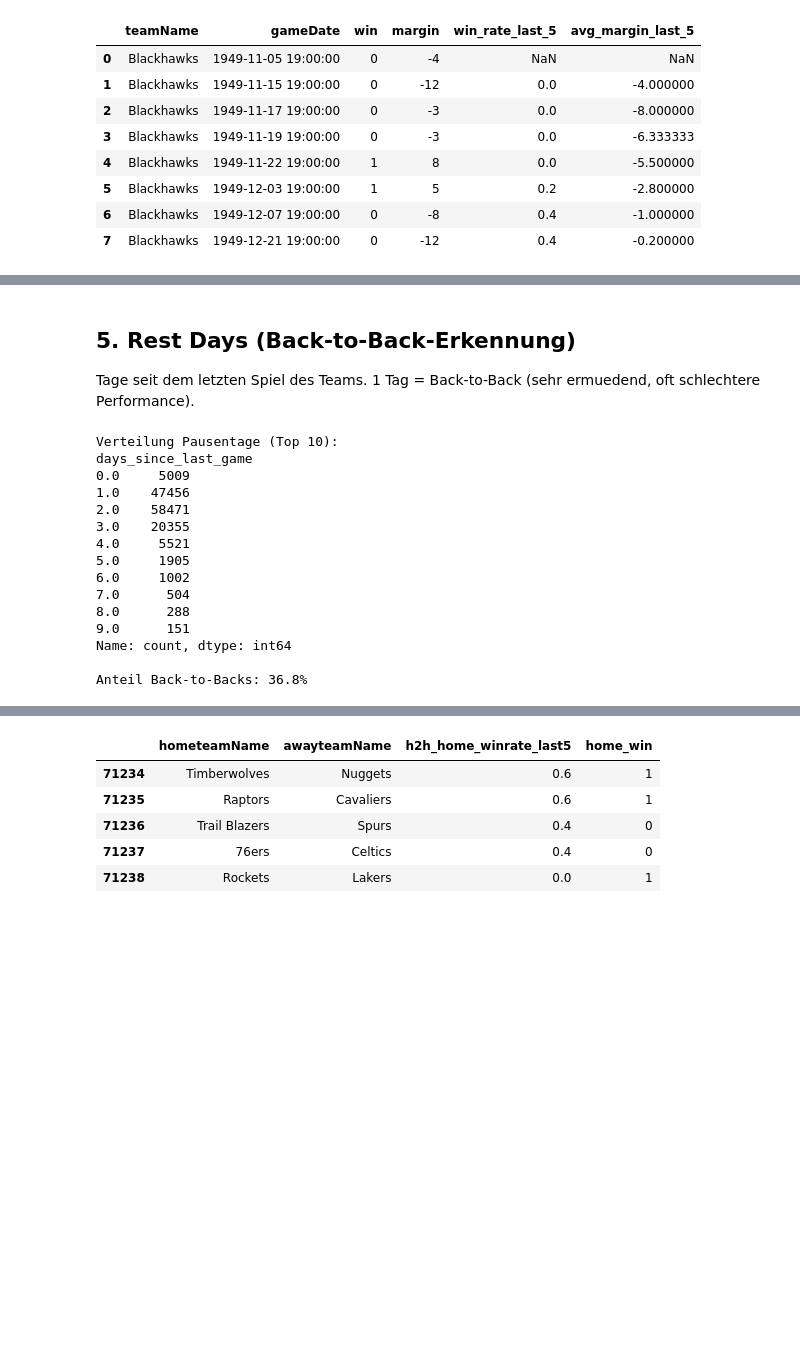
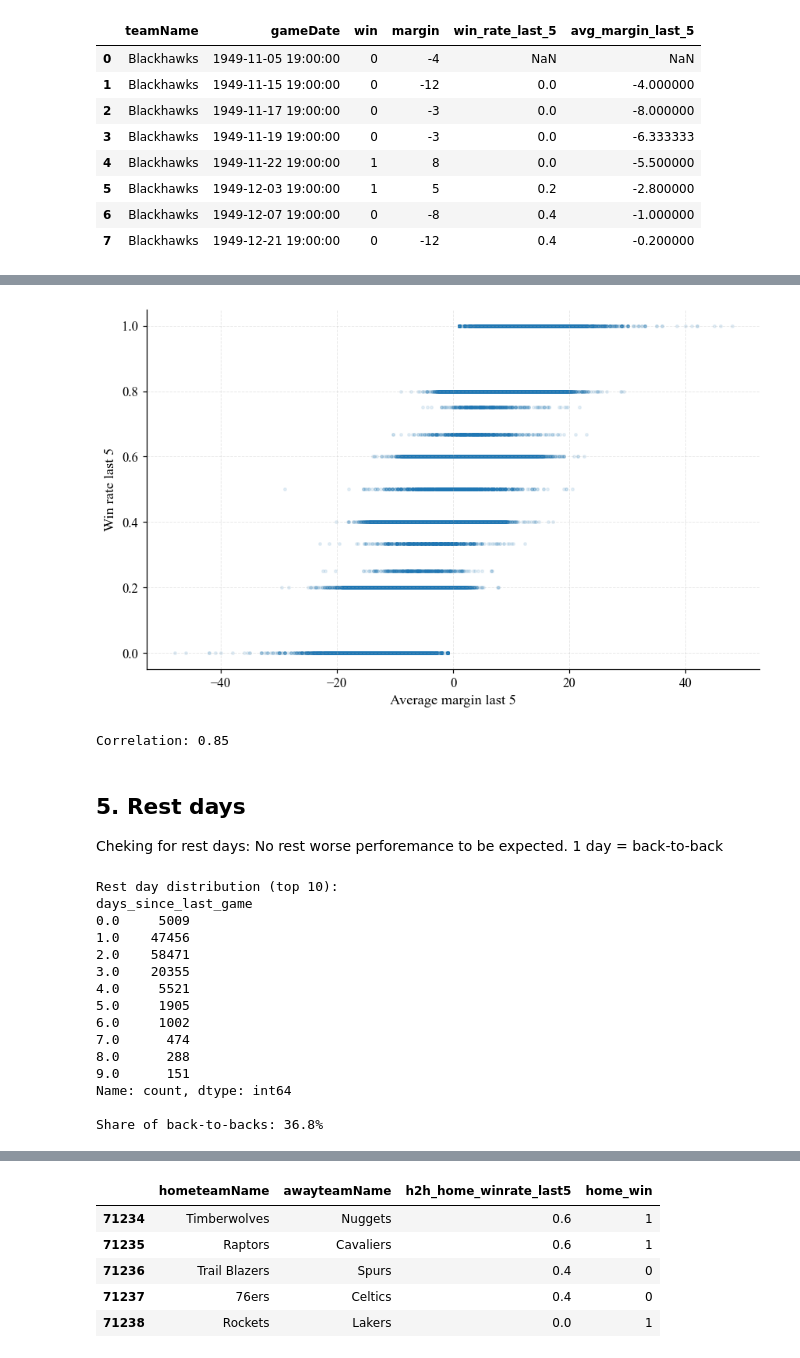
Before and after one commit to klp-data/nba-game-predictor, a Jupyter notebook: notebooks/02_feature_engineering.ipynb, the cells around one changed output, grey strips where cells are left out. Saved outputs shown, nothing was run; the diff lists cells and outputs as text; code cells hidden in the pictures; blank space fills up the shorter version.

```diff
--- a/notebooks/02_feature_engineering.ipynb
+++ b/notebooks/02_feature_engineering.ipynb
@@ -19,17 +21,22 @@ Am Ende speichern wir den fertigen Feature-Datensatz in `data/processed/`.
 # %%
+#packages
+import sys
+from pathlib import Path
 import pandas as pd
 import numpy as np
 import matplotlib.pyplot as plt
-import seaborn as sns
-from pathlib import Path
 
-sns.set_theme(style='whitegrid')
-pd.set_option('display.max_columns', 50)
+# plot style Latex <3
+sys.path.insert(0, str(Path("..").resolve()))
+from src.plot_style import apply
+apply()
 
-DATA_RAW = Path('..') / 'data' / 'raw'
-DATA_PROCESSED = Path('..') / 'data' / 'processed'
+pd.set_option("display.max_columns", 50)
+
+DATA_RAW = Path("..") / "data" / "raw" # Kaggle files
+DATA_PROCESSED = Path("..") / "data" / "processed" # my own results / modified files
 DATA_PROCESSED.mkdir(parents=True, exist_ok=True)
 
-games = pd.read_csv(DATA_RAW / 'Games.csv', parse_dates=['gameDate'])
-print(f'Geladen: {len(games):,} Spiele')
+games = pd.read_csv(DATA_RAW / "Games.csv", parse_dates=["gameDate"], low_memory=False) # loading games
+print(f"Loaded: {len(games):,} games")
 # %% [output]
@@ -156,21 +197,36 @@ team_games[['teamName', 'gameDate', 'win', 'margin', 'win_rate_last_5', 'avg_mar
+# %%
+# kind of obvious and intuitve but looking at correlation between average points and wins
+fig, ax = plt.subplots(figsize=(8, 5))
+ax.scatter(team_games.avg_margin_last_5, team_games.win_rate_last_5, alpha=0.1, s=5, color="#1f77b4")
+ax.set_xlabel("Average margin last 5")
+ax.set_ylabel("Win rate last 5")
+plt.tight_layout()
+plt.show()
+
+print(f"Correlation: {team_games['avg_margin_last_5'].corr(team_games['win_rate_last_5']):.2f}")
+# %% [output]
+[figure, added]
+Correlation: 0.85
 # %% [markdown]
-## 5. Rest Days (Back-to-Back-Erkennung)
+## 5. Rest days
 
-Tage seit dem letzten Spiel des Teams. 1 Tag = Back-to-Back (sehr ermuedend, oft schlechtere Performance).
+Cheking for rest days: No rest worse perforemance to be expected. 1 day = back-to-back
 # %%
-team_games['days_since_last_game'] = (
-    team_games.groupby('teamId')['gameDate']
-    .diff()
-    .dt.days
-    .fillna(7)
+team_games["days_since_last_game"] = (
+    team_games.groupby("teamId")["gameDate"]
+    .diff() # subracts the date of previous game
+    .dt.days # converts to int
+    .fillna(12) # if no previous game assume fully rested- 12 just default - you may change
 )
-team_games['is_back_to_back'] = (team_games.days_since_last_game <= 1).astype(int)
+team_games["is_back_to_back"] = (team_games.days_since_last_game <= 1).astype(int) # checks if played yesterday True 1, False 0
 
-print('Verteilung Pausentage (Top 10):')
+print("Rest day distribution (top 10):")
+
 print(team_games.days_since_last_game.value_counts().head(10).sort_index())
-print(f'\nAnteil Back-to-Backs: {team_games.is_back_to_back.mean():.1%}')
+
+print(f"\nShare of back-to-backs: {team_games.is_back_to_back.mean():.1%}")
 # %% [output]
-Verteilung Pausentage (Top 10):
+Rest day distribution (top 10):
 days_since_last_game
 0.0     5009
 1.0    47456
@@ -179,9 +235,9 @@ days_since_last_game
 4.0     5521
 5.0     1905
 6.0     1002
-7.0      504
+7.0      474
 8.0      288
 9.0      151
 Name: count, dtype: int64
 
-Anteil Back-to-Backs: 36.8%
+Share of back-to-backs: 36.8%
```
Also changed, not shown: parts of 31 cells of this notebook, 1 other file.
